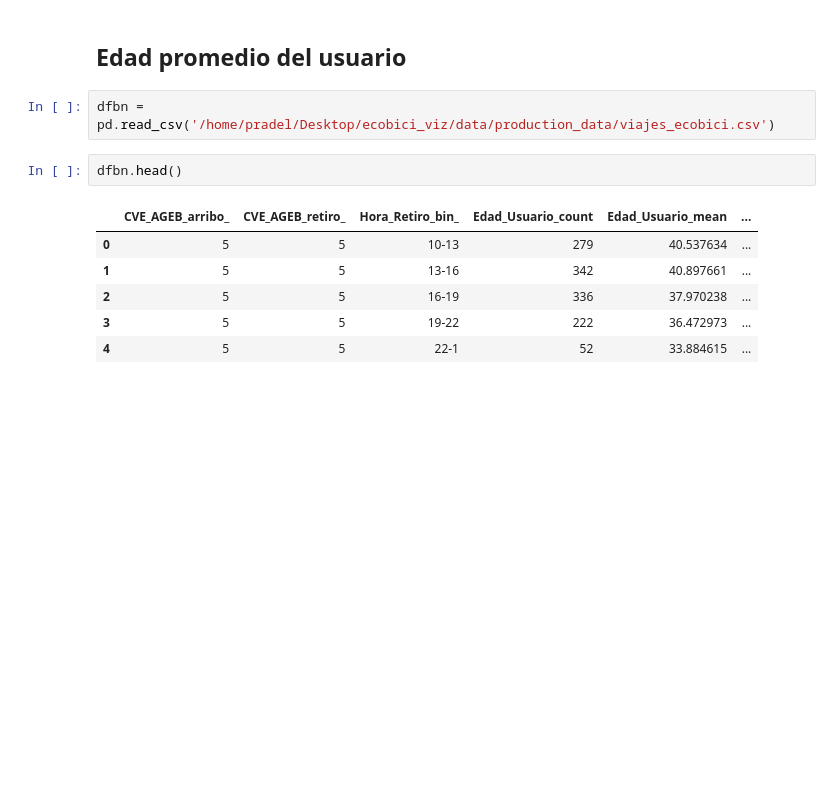
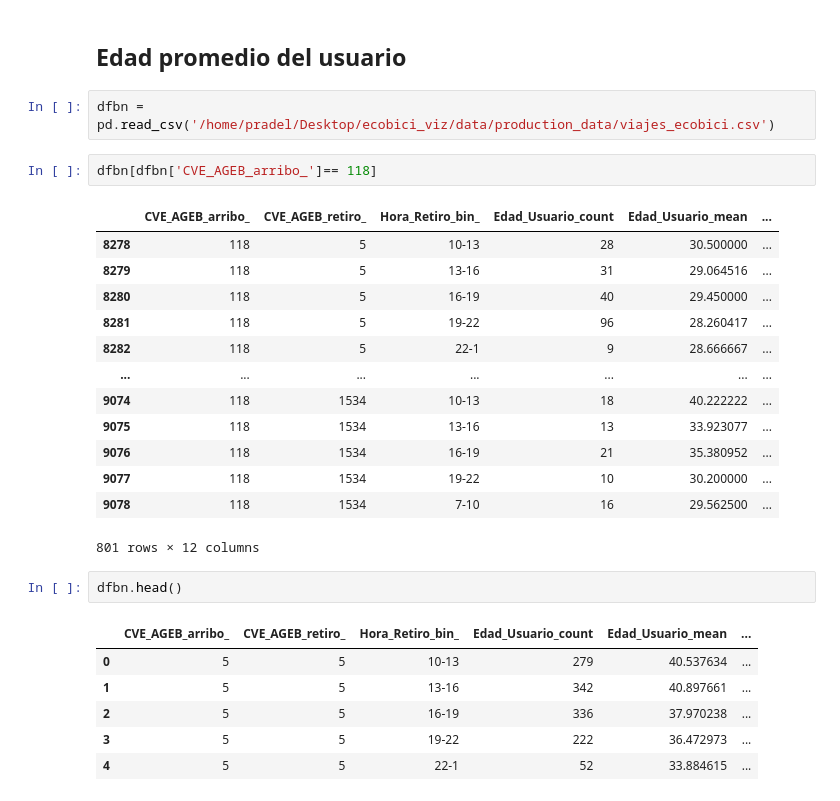
Before and after one commit to paupradel/ecobici_viz, a Jupyter notebook: graphs_build/ecobici_testing.ipynb, the cells around one changed output. Cells and saved outputs as stored; diff of their text form; blank space fills up the shorter version.

Commit message:
revisar viajes de ageb 118

```diff
--- a/graphs_build/ecobici_testing.ipynb
+++ b/graphs_build/ecobici_testing.ipynb
@@ -279,6 +278,22 @@ fig_sankey.show()
 ## Edad promedio del usuario
 # %%
 dfbn = pd.read_csv('/home/pradel/Desktop/ecobici_viz/data/production_data/viajes_ecobici.csv')
+# %%
+dfbn[dfbn['CVE_AGEB_arribo_']== 118]
+# %% [output]
+|  | CVE_AGEB_arribo_ | CVE_AGEB_retiro_ | Hora_Retiro_bin_ | Edad_Usuario_count | Edad_Usuario_mean | ... |
+| 8278 | 118 | 5 | 10-13 | 28 | 30.500000 | ... |
+| 8279 | 118 | 5 | 13-16 | 31 | 29.064516 | ... |
+| 8280 | 118 | 5 | 16-19 | 40 | 29.450000 | ... |
+| 8281 | 118 | 5 | 19-22 | 96 | 28.260417 | ... |
+| 8282 | 118 | 5 | 22-1 | 9 | 28.666667 | ... |
+| ... | ... | ... | ... | ... | ... | ... |
+| 9074 | 118 | 1534 | 10-13 | 18 | 40.222222 | ... |
+| 9075 | 118 | 1534 | 13-16 | 13 | 33.923077 | ... |
+| 9076 | 118 | 1534 | 16-19 | 21 | 35.380952 | ... |
+| 9077 | 118 | 1534 | 19-22 | 10 | 30.200000 | ... |
+| 9078 | 118 | 1534 | 7-10 | 16 | 29.562500 | ... |
+801 rows × 12 columns
 # %%
 dfbn.head()
 # %% [output]
```
Also changed, not shown: parts of 1 cell of this notebook.
